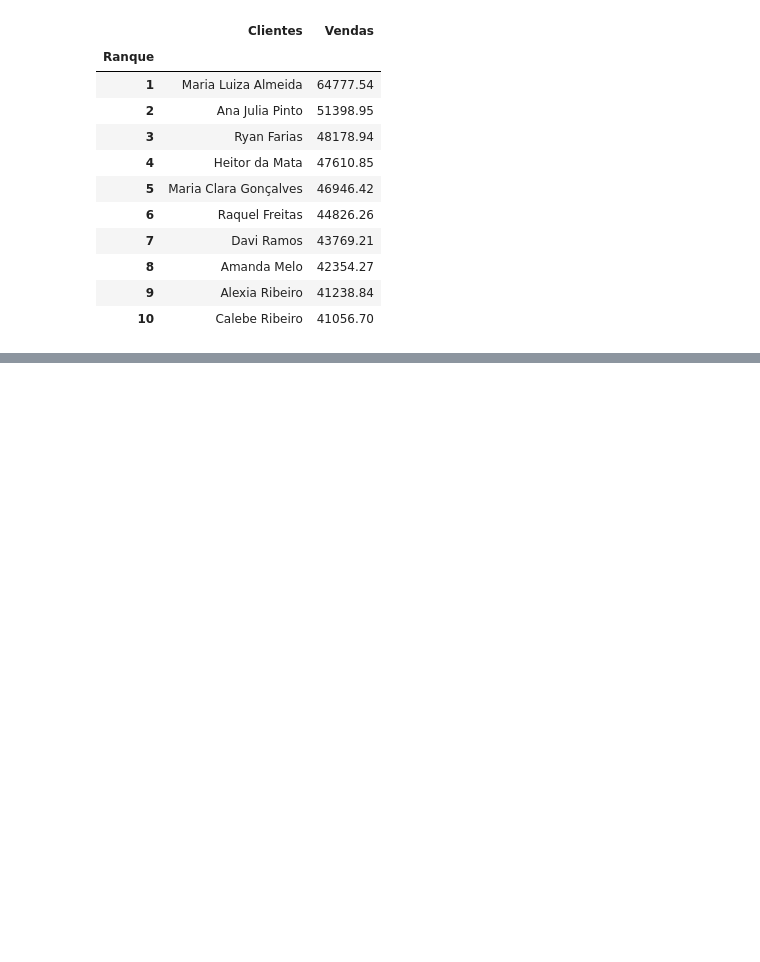
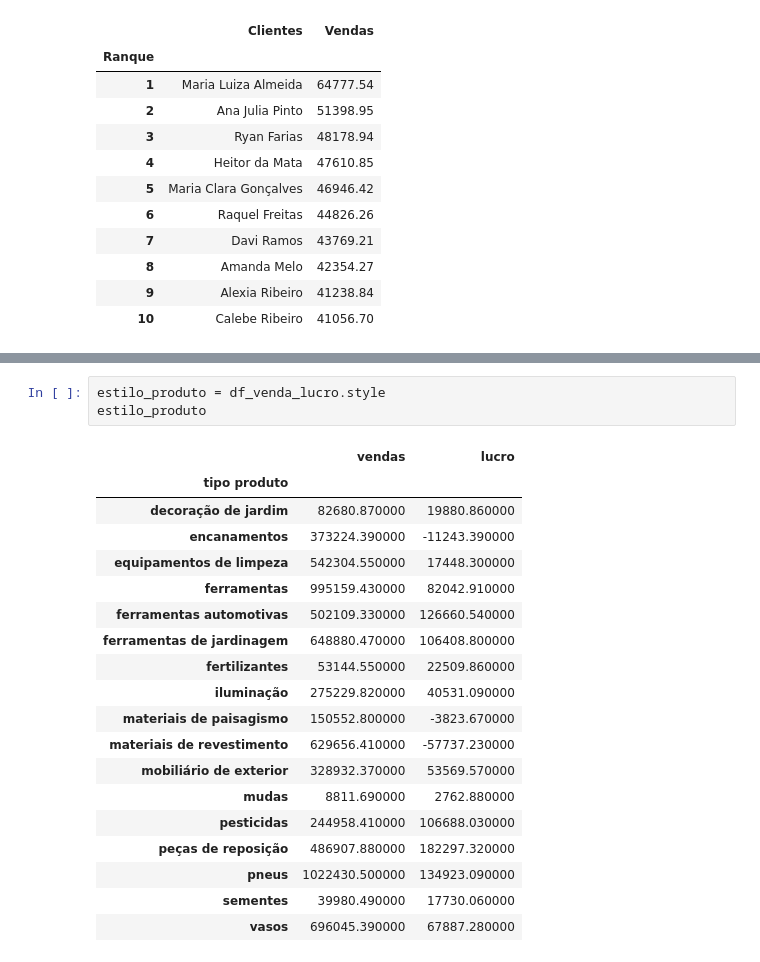
Before and after one commit to EmilyCarla/ONE_DataScience, a Jupyter notebook: EstilizaçãoDeTabelas.ipynb, the cells around one changed output, grey strips where cells are left out. Drawn from its saved outputs; the diff is of its cells as text; blank space fills up the shorter version.

```diff
--- a/EstilizaçãoDeTabelas.ipynb
+++ b/EstilizaçãoDeTabelas.ipynb
@@ -103,0 +164,23 @@ df_cliente_vendas
+# %%
+estilo_produto = df_venda_lucro.style
+estilo_produto
+# %% [output]
+|  | vendas | lucro |
+| tipo produto |  |  |
+| decoração de jardim | 82680.870000 | 19880.860000 |
+| encanamentos | 373224.390000 | -11243.390000 |
+| equipamentos de limpeza | 542304.550000 | 17448.300000 |
+| ferramentas | 995159.430000 | 82042.910000 |
+| ferramentas automotivas | 502109.330000 | 126660.540000 |
+| ferramentas de jardinagem | 648880.470000 | 106408.800000 |
+| fertilizantes | 53144.550000 | 22509.860000 |
+| iluminação | 275229.820000 | 40531.090000 |
+| materiais de paisagismo | 150552.800000 | -3823.670000 |
+| materiais de revestimento | 629656.410000 | -57737.230000 |
+| mobiliário de exterior | 328932.370000 | 53569.570000 |
+| mudas | 8811.690000 | 2762.880000 |
+| pesticidas | 244958.410000 | 106688.030000 |
+| peças de reposição | 486907.880000 | 182297.320000 |
+| pneus | 1022430.500000 | 134923.090000 |
+| sementes | 39980.490000 | 17730.060000 |
+| vasos | 696045.390000 | 67887.280000 |
```
Also changed, not shown: parts of 9 cells of this notebook.
